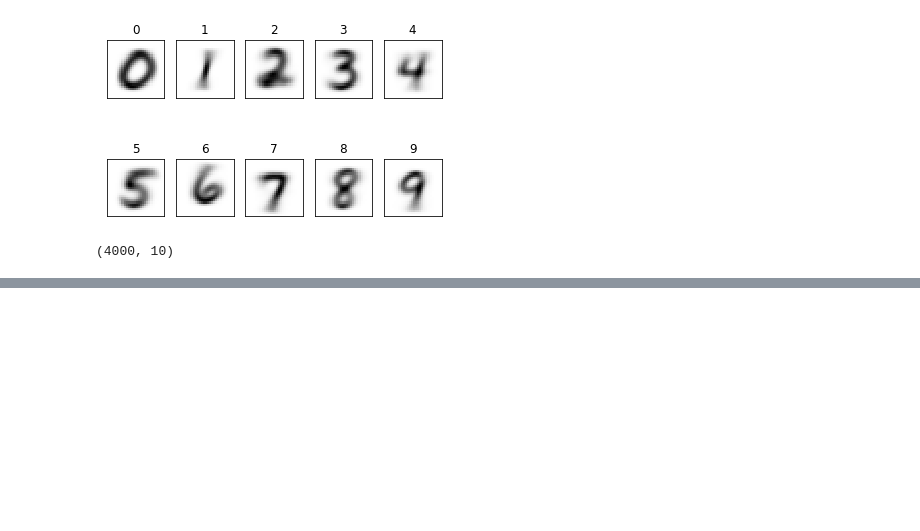
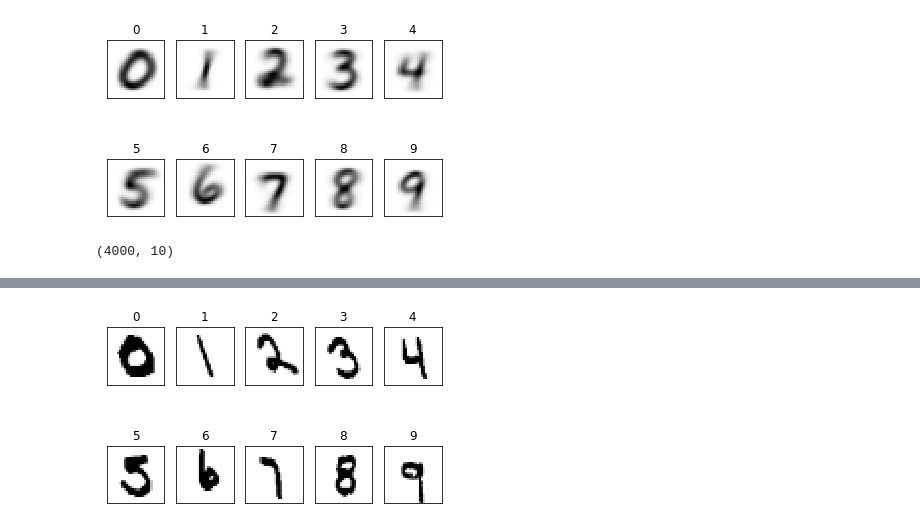
Before and after one commit to RyuJaesang/MachineLearing, a Jupyter notebook: assignment09/MachineLearningAssignment09.ipynb, the cells around one changed output, grey strips where cells are left out. Cells and saved outputs as stored; diff of their text form; code cells hidden in the pictures; blank space fills up the shorter version.

```diff
--- a/assignment09/MachineLearningAssignment09.ipynb
+++ b/assignment09/MachineLearningAssignment09.ipynb
@@ -326,0 +344,38 @@ np.sum(accuracy)
+# %%
+# Calculate the Correct Index and Non Correct Index for plotting
+correctTestIndex = []
+
+for i in range(10):
+   for j in range(len(testAccuracy)):
+    if (testAccuracy[j] == True) and (testLabelCheck[j] == i):
+      correctTestIndex.append(j)
+      break
+
+nonCorrectTestIndex = []
+
+for i in range(10):
+  for j in range(len(testAccuracy)):
+    if (testAccuracy[j] == False) and (testLabelCheck[j] == i):
+      nonCorrectTestIndex.append(j)
+      break
+# %%
+# Correct Predict Value
+for i in range(10):
+
+  plt.subplot(2, 5, i+1)
+  tempLabel       = list_label[correctTestIndex[i]+6000]
+
+  plt.title(tempLabel)
+
+  tempVector   = list_image[:, correctTestIndex[i]+6000]
+  tempMatrix   = tempVector.reshape((size_row, size_col))
+  plt.imshow(tempMatrix, cmap='Greys', interpolation='None')
+
+
+  frame   = plt.gca()
+  frame.axes.get_xaxis().set_visible(False)
+  frame.axes.get_yaxis().set_visible(False)
+
+plt.show()
+# %% [output]
+[figure, added]
```
Also changed, not shown: parts of 8 cells of this notebook.
